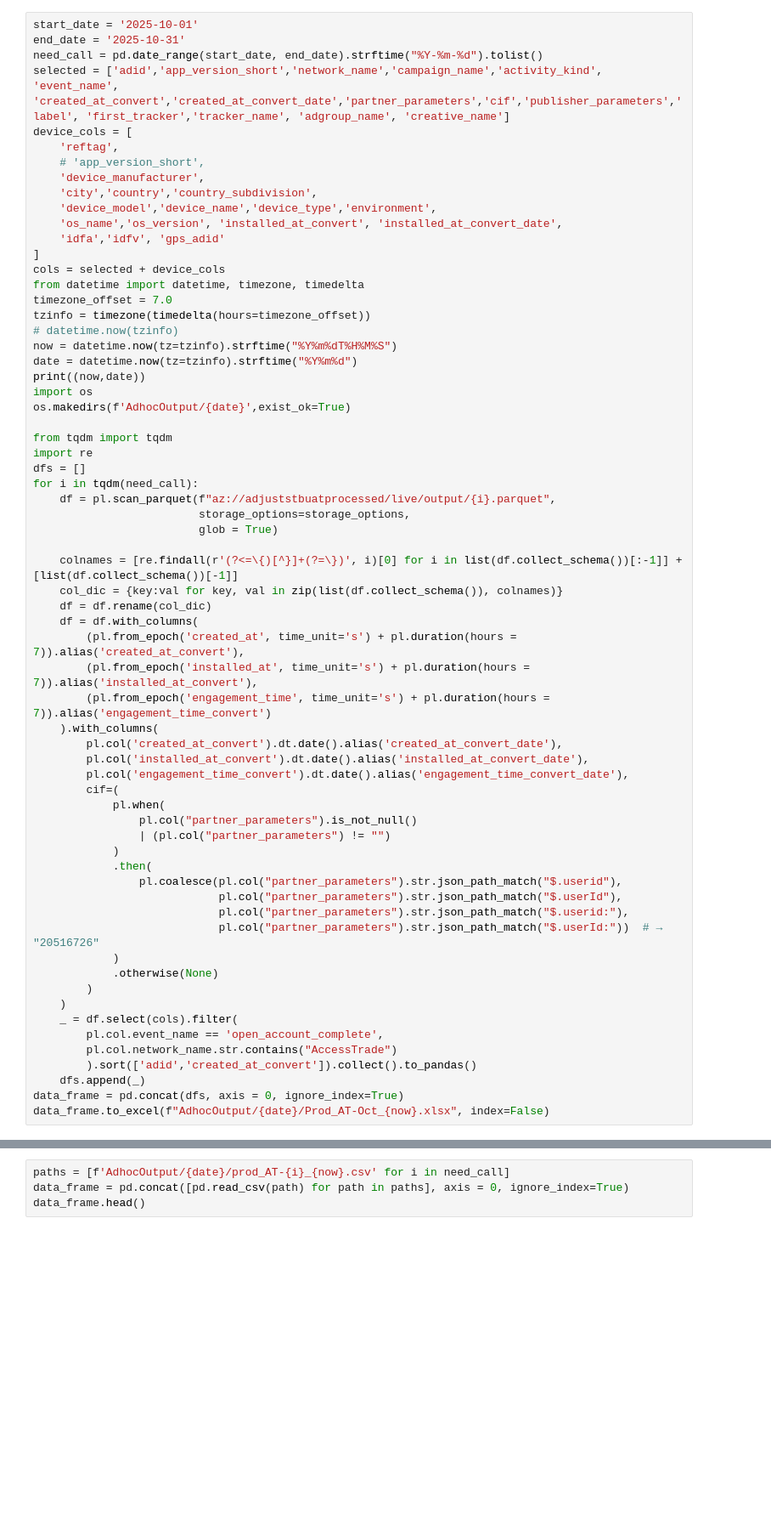
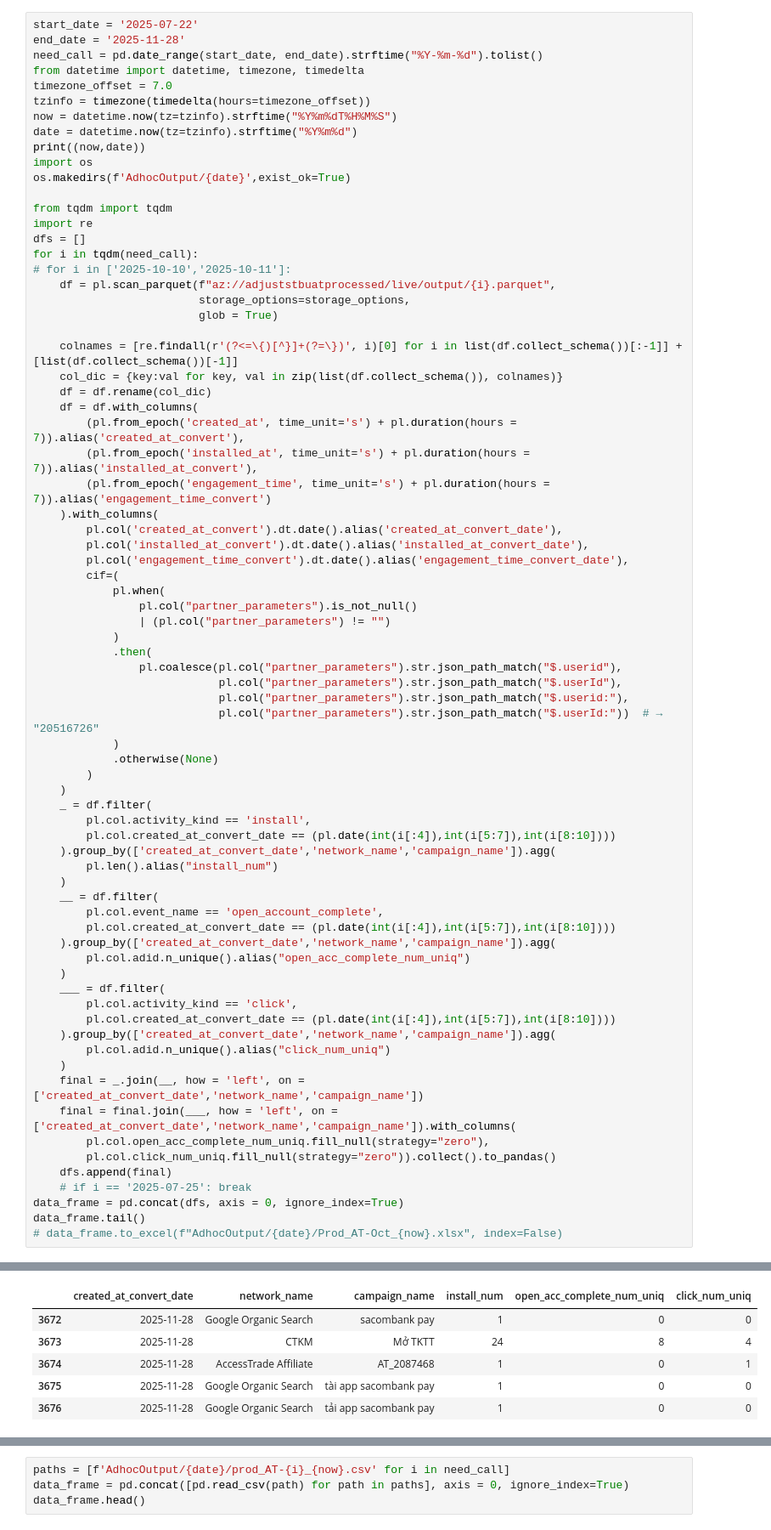
Before and after one commit to HieuNguyenPhi/ADJ_JOBS, a Jupyter notebook: Adhoc.ipynb, the cells around one changed output, grey strips where cells are left out. Shown at 85% size. Cells and saved outputs as stored; diff of their text form; blank space fills up the shorter version.

```diff
--- a/Adhoc.ipynb
+++ b/Adhoc.ipynb
@@ -13,24 +33,12 @@ storage_options = {
     "account_key":  account_key,
 }
 # %%
-start_date = '2025-10-01'
-end_date = '2025-10-31'
+start_date = '2025-07-22'
+end_date = '2025-11-28'
 need_call = pd.date_range(start_date, end_date).strftime("%Y-%m-%d").tolist()
-selected = ['adid','app_version_short','network_name','campaign_name','activity_kind', 'event_name', 'created_at_convert','created_at_convert_date','partner_parameters','cif','publisher_parameters','label', 'first_tracker','tracker_name', 'adgroup_name', 'creative_name']
-device_cols = [
-    'reftag',
-    # 'app_version_short',
-    'device_manufacturer',
-    'city','country','country_subdivision',
-    'device_model','device_name','device_type','environment',
-    'os_name','os_version', 'installed_at_convert', 'installed_at_convert_date',
-    'idfa','idfv', 'gps_adid'
-]
-cols = selected + device_cols
 from datetime import datetime, timezone, timedelta
 timezone_offset = 7.0
 tzinfo = timezone(timedelta(hours=timezone_offset))
-# datetime.now(tzinfo)
 now = datetime.now(tz=tzinfo).strftime("%Y%m%dT%H%M%S")
 date = datetime.now(tz=tzinfo).strftime("%Y%m%d")
 print((now,date))
@@ -41,6 +49,7 @@ from tqdm import tqdm
 import re
 dfs = []
 for i in tqdm(need_call):
+# for i in ['2025-10-10','2025-10-11']:
     df = pl.scan_parquet(f"az://adjuststbuatprocessed/live/output/{i}.parquet",
                          storage_options=storage_options,
                          glob = True)
@@ -70,11 +79,31 @@ for i in tqdm(need_call):
             .otherwise(None)
         )
     )
-    _ = df.select(cols).filter(
+    _ = df.filter(
+        pl.col.activity_kind == 'install',
+        pl.col.created_at_convert_date == (pl.date(int(i[:4]),int(i[5:7]),int(i[8:10])))
+    ).group_by(['created_at_convert_date','network_name','campaign_name']).agg(
+        pl.len().alias("install_num")
+    )
+    __ = df.filter(
         pl.col.event_name == 'open_account_complete',
-        pl.col.network_name.str.contains("AccessTrade")
-        ).sort(['adid','created_at_convert']).collect().to_pandas()
-    dfs.append(_)
+        pl.col.created_at_convert_date == (pl.date(int(i[:4]),int(i[5:7]),int(i[8:10])))
+    ).group_by(['created_at_convert_date','network_name','campaign_name']).agg(
+        pl.col.adid.n_unique().alias("open_acc_complete_num_uniq")
+    )
+    ___ = df.filter(
+        pl.col.activity_kind == 'click',
+        pl.col.created_at_convert_date == (pl.date(int(i[:4]),int(i[5:7]),int(i[8:10])))
+    ).group_by(['created_at_convert_date','network_name','campaign_name']).agg(
+        pl.col.adid.n_unique().alias("click_num_uniq")
+    )
+    final = _.join(__, how = 'left', on = ['created_at_convert_date','network_name','campaign_name'])
+    final = final.join(___, how = 'left', on = ['created_at_convert_date','network_name','campaign_name']).with_columns(
+        pl.col.open_acc_complete_num_uniq.fill_null(strategy="zero"),
+        pl.col.click_num_uniq.fill_null(strategy="zero")).collect().to_pandas()
+    dfs.append(final)
+    # if i == '2025-07-25': break
 data_frame = pd.concat(dfs, axis = 0, ignore_index=True)
-data_frame.to_excel(f"AdhocOutput/{date}/Prod_AT-Oct_{now}.xlsx", index=False)
+data_frame.tail()
+# data_frame.to_excel(f"AdhocOutput/{date}/Prod_AT-Oct_{now}.xlsx", index=False)
 # %% [output]
@@ -81,0 +111,6 @@ data_frame.to_excel(f"AdhocOutput/{date}/Prod_AT-Oct_{now}.xlsx", index=False)
+|  | created_at_convert_date | network_name | campaign_name | install_num | open_acc_complete_num_uniq | click_num_uniq |
+| 3672 | 2025-11-28 | Google Organic Search | sacombank pay | 1 | 0 | 0 |
+| 3673 | 2025-11-28 | CTKM | Mở TKTT | 24 | 8 | 4 |
+| 3674 | 2025-11-28 | AccessTrade Affiliate | AT_2087468 | 1 | 0 | 1 |
+| 3675 | 2025-11-28 | Google Organic Search | tài app sacombank pay | 1 | 0 | 0 |
+| 3676 | 2025-11-28 | Google Organic Search | tải app sacombank pay | 1 | 0 | 0 |
```
Also changed, not shown: parts of 6 cells of this notebook.
